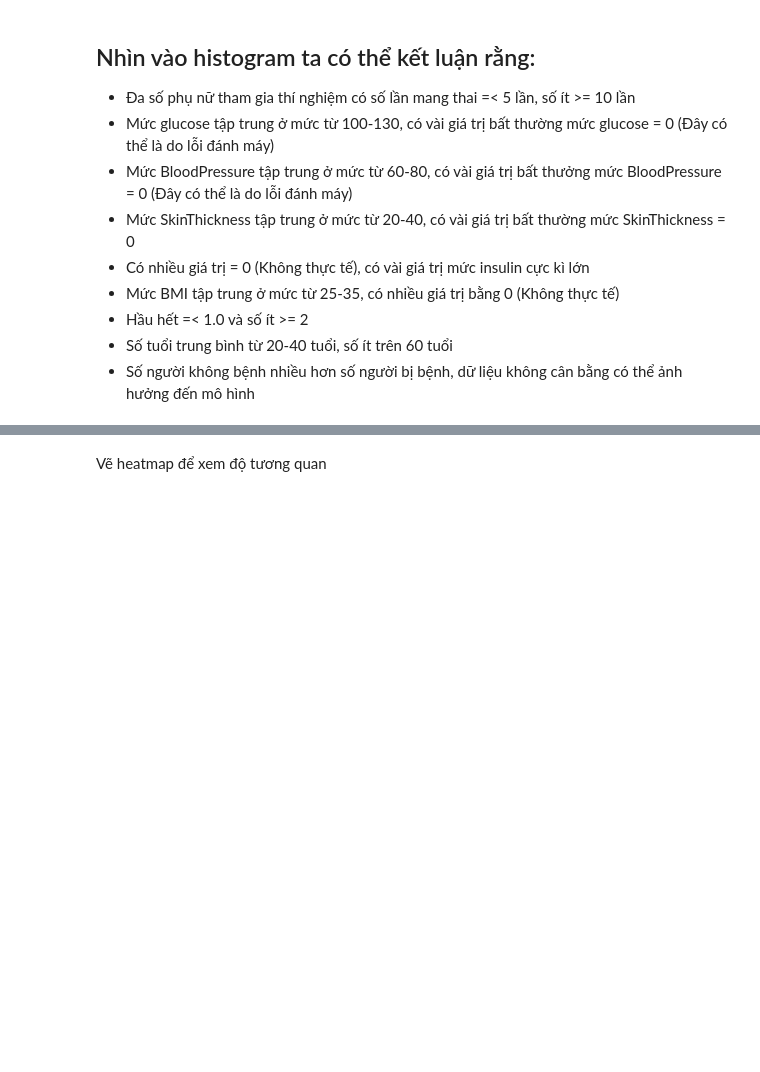
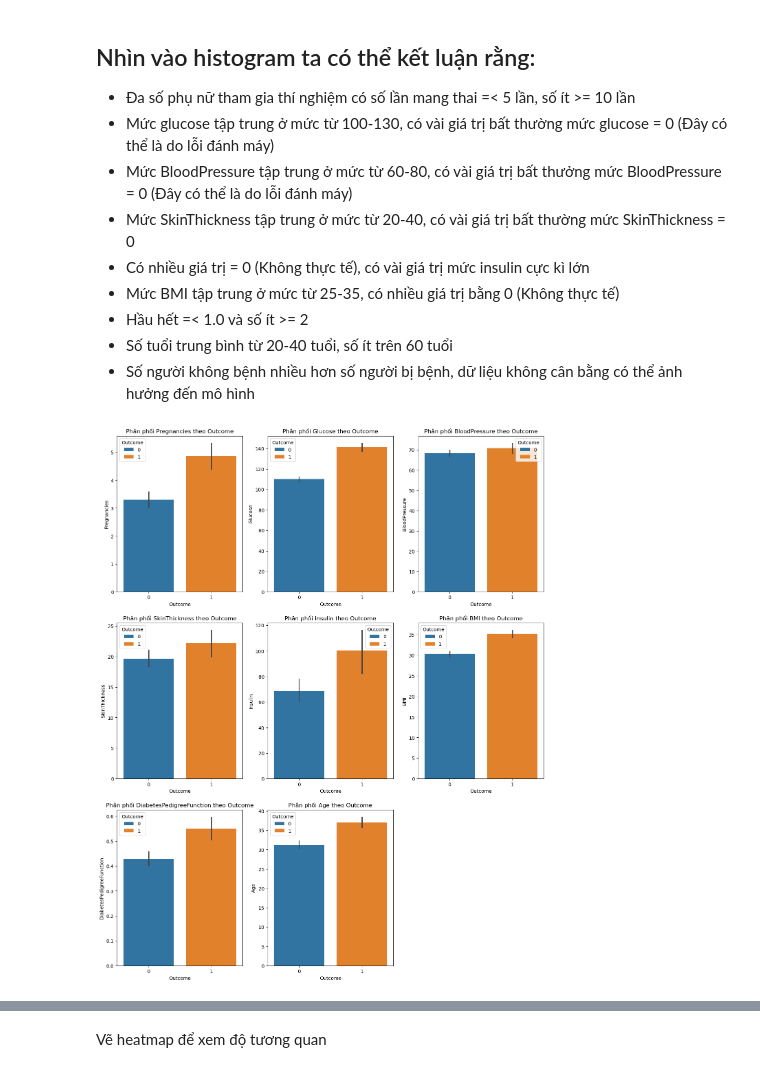
Before and after one commit to MinhNguyen-leo/SGU25_ML_GroupProject, a Jupyter notebook: Pima Indians Diabetes Dataset.ipynb, the cells around one changed output, grey strips where cells are left out. Saved outputs shown, nothing was run; the diff lists cells and outputs as text; code cells hidden in the pictures; blank space fills up the shorter version.

```diff
--- a/Pima Indians Diabetes Dataset.ipynb
+++ b/Pima Indians Diabetes Dataset.ipynb
@@ -143,3 +143,13 @@ plt.show()
 * Hầu hết =< 1.0 và số ít >= 2
 * Số tuổi trung bình từ 20-40 tuổi, số ít trên 60 tuổi
 * Số người không bệnh nhiều hơn số người bị bệnh, dữ liệu không cân bằng có thể ảnh hưởng đến mô hình
+# %%
+features = ['Pregnancies', 'Glucose', 'BloodPressure', 'SkinThickness', 'Insulin', 'BMI', 'DiabetesPedigreeFunction', 'Age']
+plt.figure(figsize=(16, 20))
+for i, col in enumerate(features, 1):
+    plt.subplot(3, 3, i)
+    sns.barplot(data=df, x="Outcome", y=col, hue="Outcome");
+    plt.title(f'Phân phối {col} theo Outcome')
+plt.show()
+# %% [output]
+[figure, added]
```
Also changed, not shown: parts of 4 cells of this notebook.
